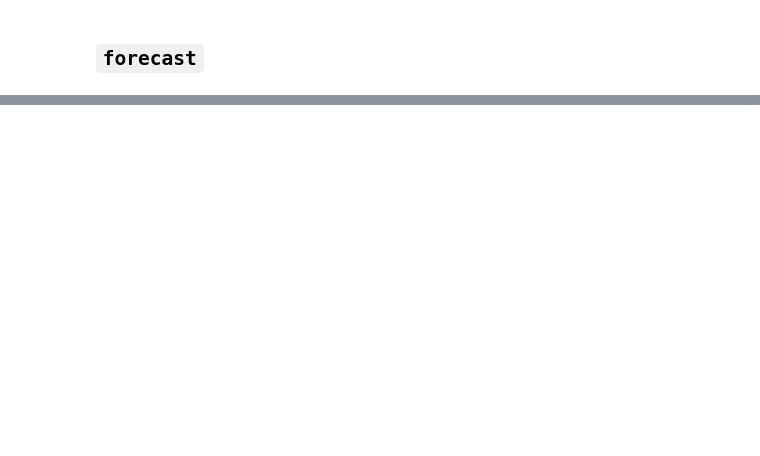
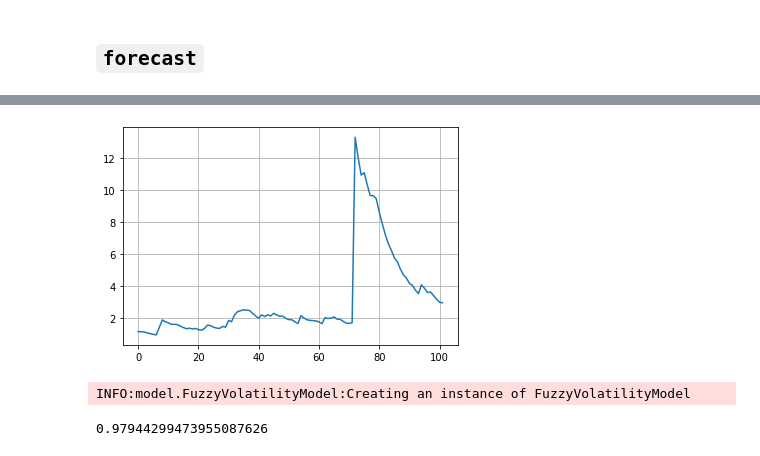
Before and after one commit to Northern125/fuzzy-volatility-modeling, a Jupyter notebook: testing_model.ipynb, the cells around one changed output, grey strips where cells are left out. Saved outputs shown, nothing was run; the diff lists cells and outputs as text; code cells hidden in the pictures; blank space fills up the shorter version.

```diff
--- a/testing_model.ipynb
+++ b/testing_model.ipynb
@@ -454,0 +460,7 @@ Optimization terminated successfully    (Exit mode 0)
+# %%
+plt.plot(fvm._hist_output)
+
+plt.grid()
+plt.show()
+# %% [output]
+[figure, added]
@@ -454,0 +494,15 @@ Optimization terminated successfully    (Exit mode 0)
+# %%
+# running our model
+fvm = FuzzyVolatilityModel(data,
+                           clusterization_method=clusterization_method,
+                           clusterization_parameters=clusterization_parameters,
+                           local_method=local_method,
+                           local_method_parameters=local_method_parameters)
+
+fvm.fit()
+# %% [output]
+INFO:model.FuzzyVolatilityModel:Creating an instance of FuzzyVolatilityModel
+# %%
+fvm.current_output
+# %% [output]
+0.97944299473955087626
```
Also changed, not shown: parts of 20 cells of this notebook, 2 other files.
